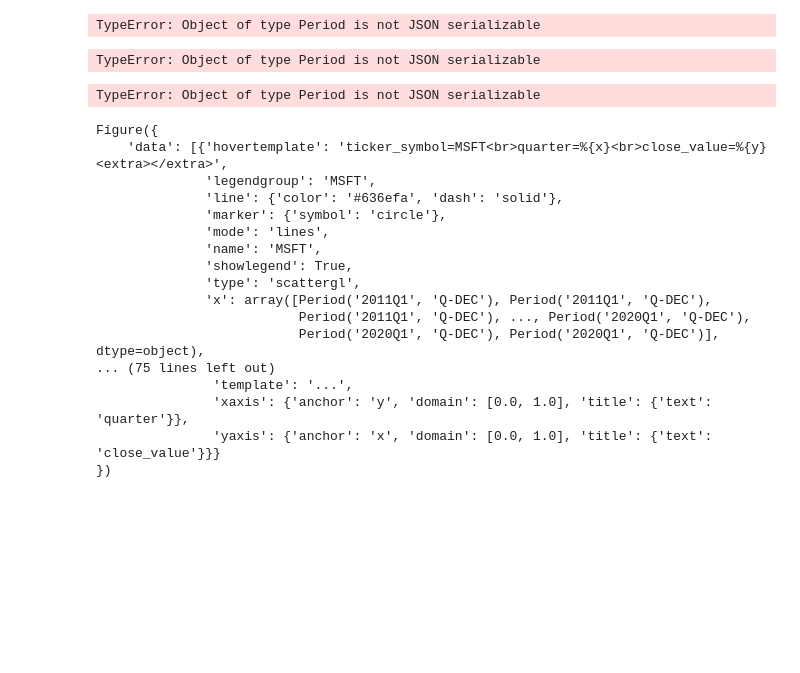
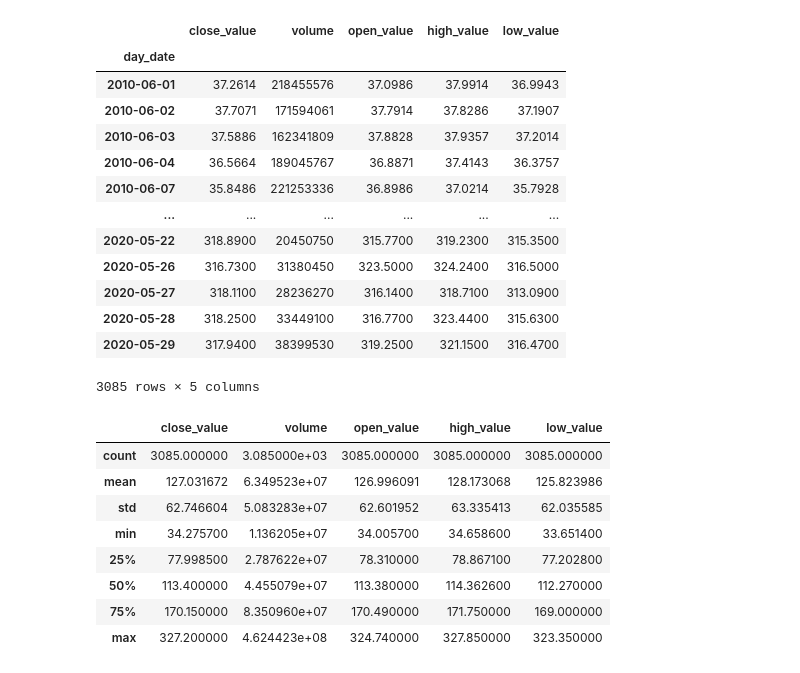
Before and after one commit to FilipeBarnabe/sentiment_analysis_time_series, a Jupyter notebook: time_series/time_series.ipynb, the cells around one changed output. Drawn from its saved outputs; the diff is of its cells as text; code cells hidden in the pictures; blank space fills up the shorter version.

```diff
--- a/time_series/time_series.ipynb
+++ b/time_series/time_series.ipynb
@@ -192,23 +0,0 @@ df[df.quarter_int == 1]
-# %%
-px.line(df[df.quarter_int == 1], x="quarter", y="close_value", color="ticker_symbol")
-# %% [output]
-TypeError: Object of type Period is not JSON serializable
-TypeError: Object of type Period is not JSON serializable
-TypeError: Object of type Period is not JSON serializable
-Figure({
-    'data': [{'hovertemplate': 'ticker_symbol=MSFT<br>quarter=%{x}<br>close_value=%{y}<extra></extra>',
-              'legendgroup': 'MSFT',
-              'line': {'color': '#636efa', 'dash': 'solid'},
-              'marker': {'symbol': 'circle'},
-              'mode': 'lines',
-              'name': 'MSFT',
-              'showlegend': True,
-              'type': 'scattergl',
-              'x': array([Period('2011Q1', 'Q-DEC'), Period('2011Q1', 'Q-DEC'),
-                          Period('2011Q1', 'Q-DEC'), ..., Period('2020Q1', 'Q-DEC'),
-                          Period('2020Q1', 'Q-DEC'), Period('2020Q1', 'Q-DEC')], dtype=object),
-... (75 lines left out)
-               'template': '...',
-               'xaxis': {'anchor': 'y', 'domain': [0.0, 1.0], 'title': {'text': 'quarter'}},
-               'yaxis': {'anchor': 'x', 'domain': [0.0, 1.0], 'title': {'text': 'close_value'}}}
-})
@@ -214,0 +7,35 @@ Figure({
+# %%
+aapl = pd.read_csv("../data/CompanyValues.csv")
+aapl = aapl.loc[aapl["ticker_symbol"].isin(["AAPL"])]\
+    [["day_date", "close_value", "volume", "open_value", "high_value", "low_value"]]
+aapl["day_date"] = pd.to_datetime(aapl["day_date"], format="%Y-%m-%d")
+aapl = aapl.sort_values(by=["day_date"])
+aapl = aapl.set_index("day_date")
+aapl
+# %% [output]
+|  | close_value | volume | open_value | high_value | low_value |
+| day_date |  |  |  |  |  |
+| 2010-06-01 | 37.2614 | 218455576 | 37.0986 | 37.9914 | 36.9943 |
+| 2010-06-02 | 37.7071 | 171594061 | 37.7914 | 37.8286 | 37.1907 |
+| 2010-06-03 | 37.5886 | 162341809 | 37.8828 | 37.9357 | 37.2014 |
+| 2010-06-04 | 36.5664 | 189045767 | 36.8871 | 37.4143 | 36.3757 |
+| 2010-06-07 | 35.8486 | 221253336 | 36.8986 | 37.0214 | 35.7928 |
+| ... | ... | ... | ... | ... | ... |
+| 2020-05-22 | 318.8900 | 20450750 | 315.7700 | 319.2300 | 315.3500 |
+| 2020-05-26 | 316.7300 | 31380450 | 323.5000 | 324.2400 | 316.5000 |
+| 2020-05-27 | 318.1100 | 28236270 | 316.1400 | 318.7100 | 313.0900 |
+| 2020-05-28 | 318.2500 | 33449100 | 316.7700 | 323.4400 | 315.6300 |
+| 2020-05-29 | 317.9400 | 38399530 | 319.2500 | 321.1500 | 316.4700 |
+3085 rows × 5 columns
+# %%
+aapl.describe()
+# %% [output]
+|  | close_value | volume | open_value | high_value | low_value |
+| count | 3085.000000 | 3.085000e+03 | 3085.000000 | 3085.000000 | 3085.000000 |
+| mean | 127.031672 | 6.349523e+07 | 126.996091 | 128.173068 | 125.823986 |
+| std | 62.746604 | 5.083283e+07 | 62.601952 | 63.335413 | 62.035585 |
+| min | 34.275700 | 1.136205e+07 | 34.005700 | 34.658600 | 33.651400 |
+| 25% | 77.998500 | 2.787622e+07 | 78.310000 | 78.867100 | 77.202800 |
+| 50% | 113.400000 | 4.455079e+07 | 113.380000 | 114.362600 | 112.270000 |
+| 75% | 170.150000 | 8.350960e+07 | 170.490000 | 171.750000 | 169.000000 |
+| max | 327.200000 | 4.624423e+08 | 324.740000 | 327.850000 | 323.350000 |
```
Also changed, not shown: parts of 27 cells of this notebook, 1 other file.
